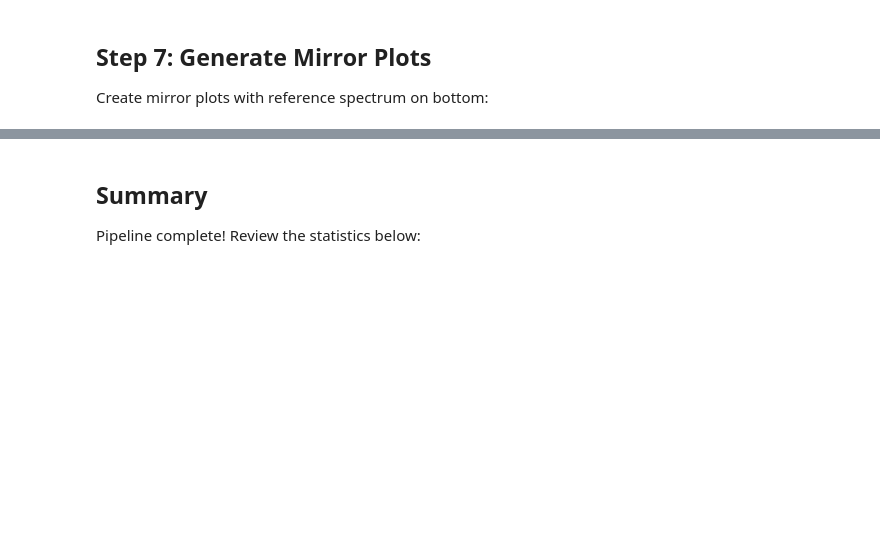
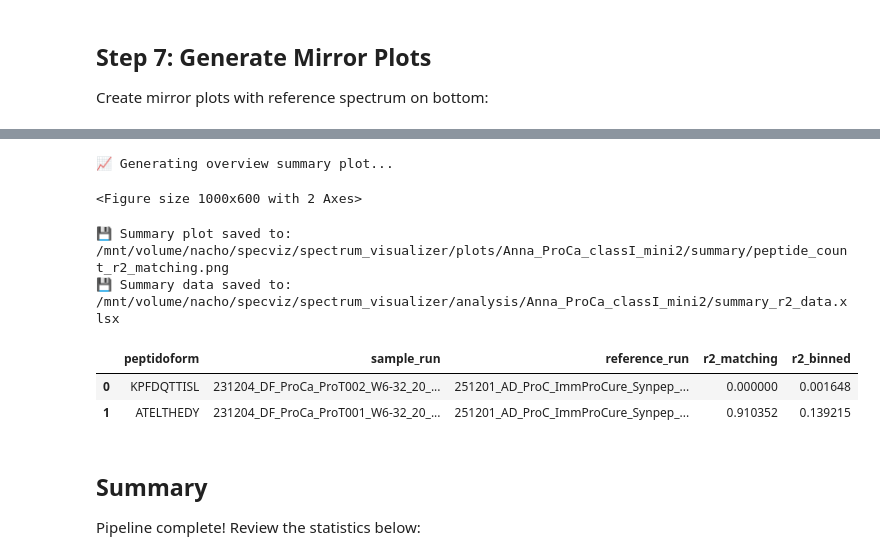
Before and after one commit to AG-Walz/spectrum_visualizer, a Jupyter notebook: examples/specviz_full_pipeline.ipynb, the cells around one changed output, grey strips where cells are left out. Drawn from its saved outputs; the diff is of its cells as text; code cells hidden in the pictures; blank space fills up the shorter version.

```diff
--- a/examples/specviz_full_pipeline.ipynb
+++ b/examples/specviz_full_pipeline.ipynb
@@ -70,20 +74,12 @@ warnings.filterwarnings('ignore')
 
 # Add SpecViz paths for imports
 cwd = Path.cwd().resolve()
+# Try to find specviz directory by looking for "utils" and "core" folders
 specviz_dir = None
-
-# Try to find specviz directory
-if (cwd / "specviz").exists():
-    specviz_dir = cwd / "specviz"
-elif cwd.name == "specviz":
-    specviz_dir = cwd
-elif cwd.name == "examples" and cwd.parent.name == "specviz":
-    specviz_dir = cwd.parent
-else:
-    for parent in [cwd] + list(cwd.parents):
-        if (parent / "specviz").exists():
-            specviz_dir = parent / "specviz"
-            break
+for parent in [cwd] + list(cwd.parents):
+    if (parent / "utils").exists() and (parent / "core").exists():
+        specviz_dir = parent
+        break
 
 if specviz_dir is None:
     raise RuntimeError("Could not locate specviz directory. Run from repo root or specviz/examples.")
@@ -1179,3 +1216,40 @@ if save_plots and plot_count > 0:
+# %%
+if not r2_data.empty:
+    print("📈 Generating overview summary plot...")
+
+    # Create overview plot
+    # Note: create_peptide_overview_plot expects 'r2_matching' or 'r2_binned' column
+    fig, summary_df = create_peptide_overview_plot(
+        r2_data=r2_data,
+        r2_metric='r2_matching', # Default to matching
+        top_n=None
+    )
+
+    if fig:
+        # Save plot
+        plot_path = export_overview_plot(fig, str(summary_plot_output_dir), "matching")
+        display(fig)
+        print(f"💾 Summary plot saved to: {plot_path}")
+    else:
+        print("⚠️ Failed to create summary plot")
+
+    # Export Excel
+    excel_path = analysis_output_dir / "summary_r2_data.xlsx"
+    r2_data.to_excel(excel_path, index=False)
+    print(f"💾 Summary data saved to: {excel_path}")
+
+    # Display top 5 rows
+    display(r2_data.head())
+else:
+    print("⚠️ No R2 data to plot")
+# %% [output]
+📈 Generating overview summary plot...
+<Figure size 1000x600 with 2 Axes>
+💾 Summary plot saved to: /mnt/volume/nacho/specviz/spectrum_visualizer/plots/Anna_ProCa_classI_mini2/summary/peptide_count_r2_matching.png
+💾 Summary data saved to: /mnt/volume/nacho/specviz/spectrum_visualizer/analysis/Anna_ProCa_classI_mini2/summary_r2_data.xlsx
+|  | peptidoform | sample_run | reference_run | r2_matching | r2_binned |
+| 0 | KPFDQTTISL | 231204_DF_ProCa_ProT002_W6-32_20_... | 251201_AD_ProC_ImmProCure_Synpep_... | 0.000000 | 0.001648 |
+| 1 | ATELTHEDY | 231204_DF_ProCa_ProT001_W6-32_20_... | 251201_AD_ProC_ImmProCure_Synpep_... | 0.910352 | 0.139215 |
 # %% [markdown]
 ## Summary
 
```
Also changed, not shown: parts of 16 cells of this notebook, 16 other files.
